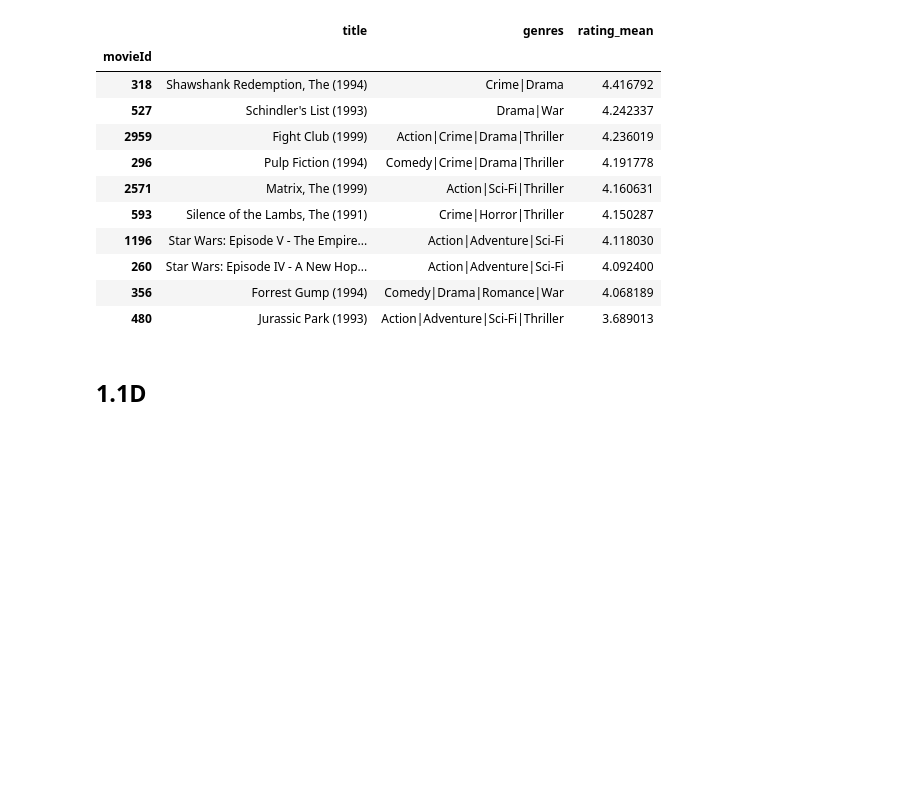
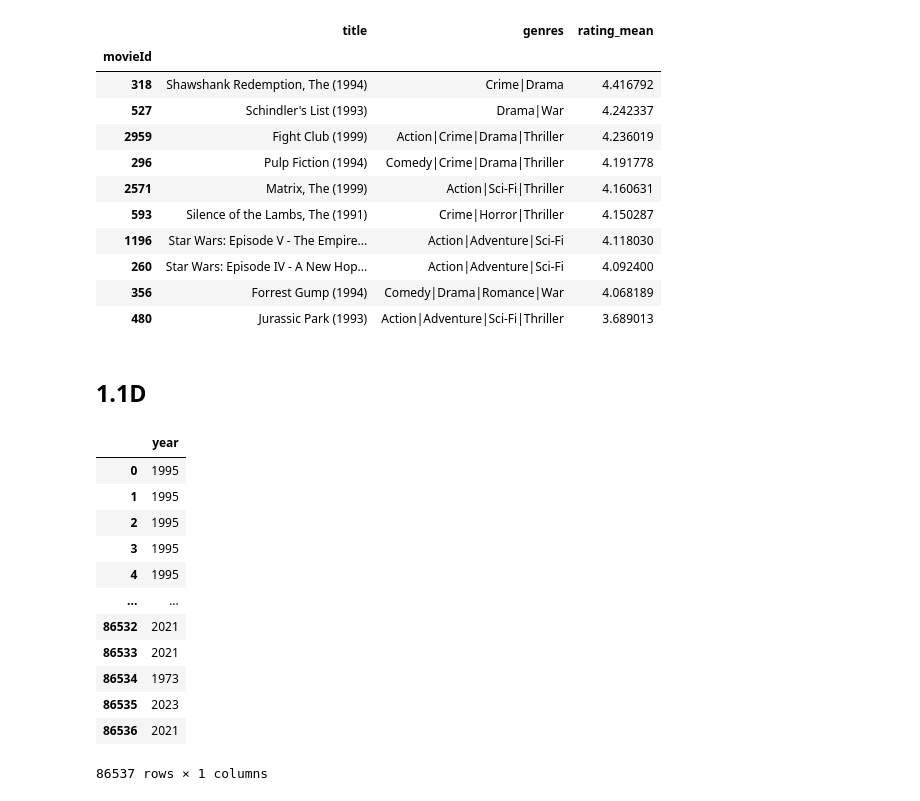
Before and after one commit to BrutalFrost/Artificial_Intelligence_Hampus_Erlandsson_OPA23, a Jupyter notebook: Lab_1/Lab_1.ipynb, the cells around one changed output. Saved outputs shown, nothing was run; the diff lists cells and outputs as text; code cells hidden in the pictures; blank space fills up the shorter version.

```diff
--- a/Lab_1/Lab_1.ipynb
+++ b/Lab_1/Lab_1.ipynb
@@ -183,3 +184,22 @@ tiles_mean
 | 480 | Jurassic Park (1993) | Action|Adventure|Sci-Fi|Thriller | 3.689013 |
 # %% [markdown]
 ## 1.1D
+# %%
+movie_year= df_movies["title"].str.extract(r"\((\d{4})\)")
+
+movie_year.columns = ["year"]
+movie_year
+# %% [output]
+|  | year |
+| 0 | 1995 |
+| 1 | 1995 |
+| 2 | 1995 |
+| 3 | 1995 |
+| 4 | 1995 |
+| ... | ... |
+| 86532 | 2021 |
+| 86533 | 2021 |
+| 86534 | 1973 |
+| 86535 | 2023 |
+| 86536 | 2021 |
+86537 rows × 1 columns
```
Also changed, not shown: parts of 3 cells of this notebook.
